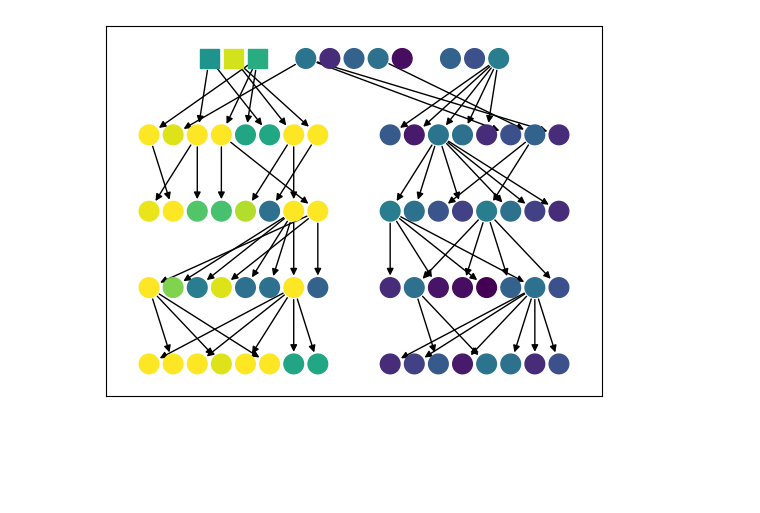
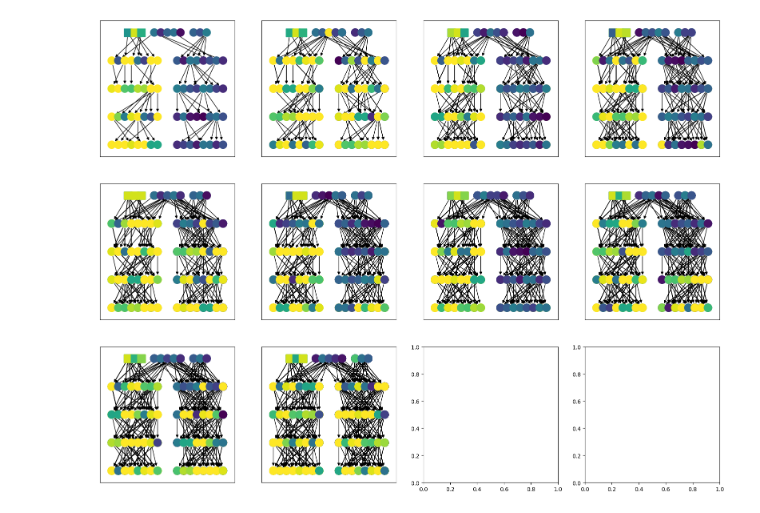
Before and after one commit to LBrinkmann/reward-network-iii, a Jupyter notebook: analysis/plot_network.ipynb, the cells around one changed output. Cells and saved outputs as stored; diff of their text form; code cells hidden in the pictures; blank space fills up the shorter version.

```diff
--- a/analysis/plot_network.ipynb
+++ b/analysis/plot_network.ipynb
@@ -9,7 +9,7 @@ experiment_type = 'reward-network-iii-6B-v1'
 experiment_type = 'reward-network-iii-7B-v1'
 experiment_type = 'reward-network-iii-8B-v1'
 experiment_type = 'reward-network-iii-8A-v1'
-experiment_type = 'sim_v1'
+experiment_type = 'sim_v2'
 player_df = pd.read_csv(os.path.join('./data/pilots/',experiment_type,'player.csv'))
 # %%
 min_player_score = player_df['player_score'].min()
@@ -24,62 +24,79 @@ cpick = plt.cm.ScalarMappable(norm=cnorm, cmap=cmap)
 # %%
 import networkx as nx
 import matplotlib.pyplot as plt
 import matplotlib.colors as mcolors
 
 # Create a directed graph
 G = nx.DiGraph()
 
 # Create a dictionary to store node colors, positions, and labels
 node_colors = {}
 node_positions = {}
 node_labels = {}
 node_shapes = {}
 node_size = 200
 
 n_gen = player_df['generation'].max() + 1
 max_per_gen = player_df['within_generation_idx'].max() + 1
-n_ai = player_df['ai_player'].sum()
+n_ai = player_df.groupby(['replication_idx'])['ai_player'].sum().max()
+
+n_reps = player_df['replication_idx'].max() + 1
+# create subplots with 4 columns and matching number of rows
+cols = min(4, n_reps)
+rows = (n_reps-1) // cols + 1
+fig, axs = plt.subplots(rows, cols, figsize=(cols*5, rows*5))
+
 
 # Iterate through the DataFrame
-for idx, player in player_df.iterrows():
-    session_id = str(player['session_id'])
-    # Add nodes
-    G.add_node(session_id, label=player['session_name'])
-    # Assign color
-    node_colors[session_id] = mcolors.to_hex(cpick.to_rgba(player['player_score']))
-    # Assign position
-    x_shift = (max_per_gen-(max_per_gen//2 + n_ai)) / 2 if player['generation'] == 0 else 0
-    x_shift += 0 if player['condition'] == 'w_ai' else (2 if player['condition'] == 'wo_ai' else 1)
-    # x_shift = 0
-    y_shift = n_gen
-    node_positions[session_id] = ((player['within_generation_idx'] + x_shift), (y_shift - player['generation']))
-    # Add labels
-    node_labels[session_id] = player['session_name']
-    # Assign shapes
-    node_shapes[session_id] = 's' if player['ai_player'] else 'o'
+for rep_idx, rep_df in player_df.groupby('replication_idx'):
+    # set the current axis
+    if rows ==1 and cols == 1:
+        ax = axs
+    elif rows == 1:
+        ax = axs[rep_idx % cols]
+    elif cols == 1:
+        ax = axs[rep_idx // cols]
+    else:
+        ax = axs[rep_idx // cols, rep_idx % cols]
+    for idx, player in rep_df.iterrows():
+        session_id = str(player['session_id'])
+        # Add nodes
+        G.add_node(session_id, label=player['session_name'])
+        # Assign color
+        node_colors[session_id] = mcolors.to_hex(cpick.to_rgba(player['player_score']))
+        # Assign position
+        x_shift = (max_per_gen-(max_per_gen//2 + n_ai)) / 2 if player['generation'] == 0 else 0
+        x_shift += 0 if player['condition'] == 'w_ai' else (2 if player['condition'] == 'wo_ai' else 1)
+        # x_shift = 0
+        y_shift = n_gen
+        node_positions[session_id] = ((player['within_generation_idx'] + x_shift), (y_shift - player['generation']))
+        # Add labels
+        node_labels[session_id] = player['session_name']
+        # Assign shapes
+        node_shapes[session_id] = 's' if player['ai_player'] else 'o'
 
 
-    # Add edges
-    if not pd.isna(player['advisor']):
-        advisor_id = str(player['advisor'])
-        G.add_edge(advisor_id, str(player['session_id']))
-        if advisor_id not in node_colors:
-            # Assign a default color if advisor_id is not in player_df
-            node_colors[advisor_id] = 'gray'
+        # Add edges
+        if not pd.isna(player['advisor']):
+            advisor_id = str(player['advisor'])
+            G.add_edge(advisor_id, str(player['session_id']))
+            if advisor_id not in node_colors:
+                # Assign a default color if advisor_id is not in player_df
+                node_colors[advisor_id] = 'gray'
 
-# Generate a list of colors for each node in the graph
-final_node_colors = [node_colors[node] for node in G.nodes()]
+    # Generate a list of colors for each node in the graph
+    final_node_colors = [node_colors[node] for node in G.nodes()]
 
-# Draw the network
-for shape in set(node_shapes.values()):
-    # Filter nodes by shape
-    filtered_nodes = [node for node in G.nodes() if node_shapes[node] == shape]
-    nx.draw_networkx_nodes(G, node_positions, nodelist=filtered_nodes,
-                           node_color=[node_colors[node] for node in filtered_nodes],
-                           node_shape=shape, node_size=node_size)
-nx.draw_networkx_edges(G, node_positions, edge_color='black')
-# nx.draw_networkx_labels(G, node_positions, labels=node_labels)
+    # Draw the network
+    for shape in set(node_shapes.values()):
+        # Filter nodes by shape
+        filtered_nodes = [node for node in G.nodes() if node_shapes[node] == shape]
+        nx.draw_networkx_nodes(G, node_positions, nodelist=filtered_nodes,
+                            node_color=[node_colors[node] for node in filtered_nodes],
+                            node_shape=shape, node_size=node_size, ax=ax)
+    nx.draw_networkx_edges(G, node_positions, edge_color='black', ax=ax)
+    # nx.draw_networkx_labels(G, node_positions, labels=node_labels)
 
 plt.show()
 # %% [output]
-[figure, old version]
+[figure, new version]
```
Also changed, not shown: parts of 5 cells of this notebook, 10 other files.
